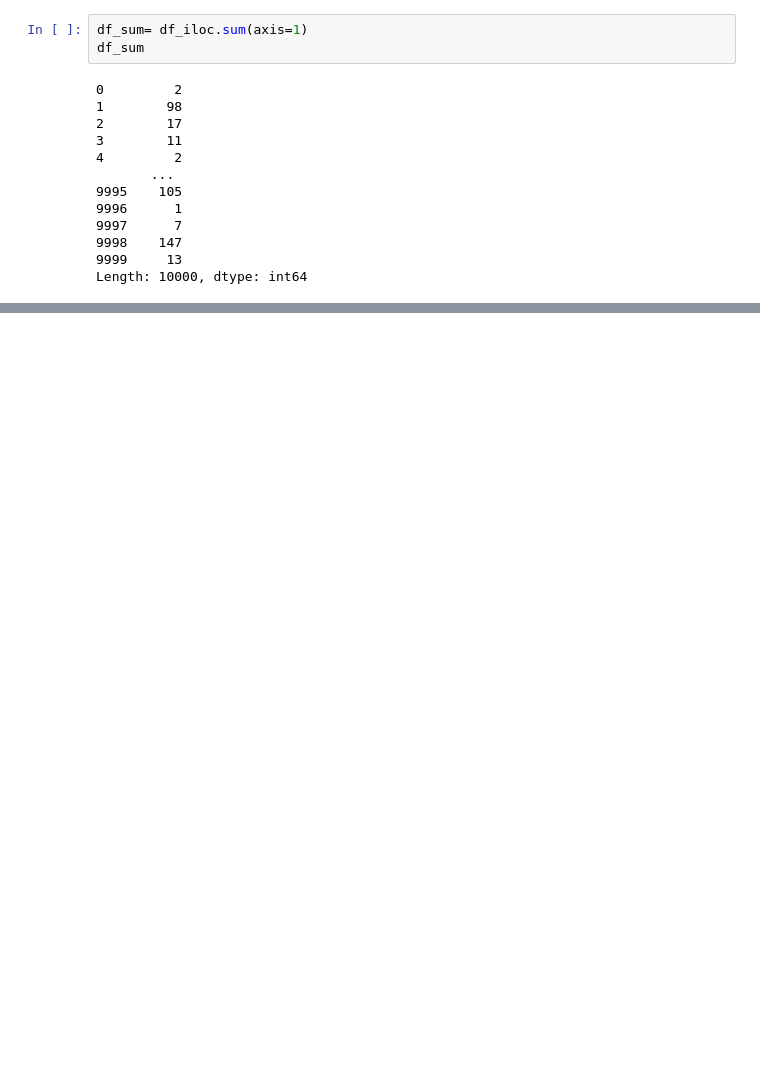
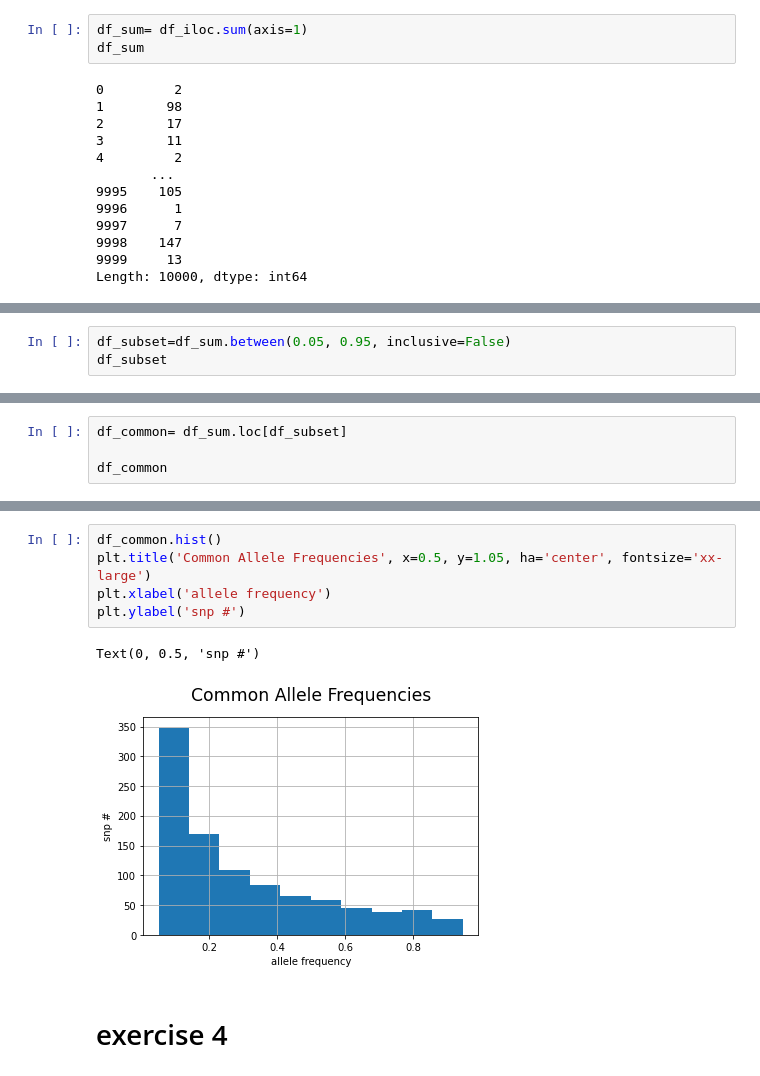
Before and after one commit to agold-15/qbb2020-answers, a Jupyter notebook: Day2-homework/Day2-homework.ipynb, the cells around one changed output, grey strips where cells are left out. Drawn from its saved outputs; the diff is of its cells as text; blank space fills up the shorter version.

```diff
--- a/Day2-homework/Day2-homework.ipynb
+++ b/Day2-homework/Day2-homework.ipynb
@@ -101,0 +91,3 @@ df_sum.hist()
+# %%
+df_subset=df_sum.between(0.05, 0.95, inclusive=False)
+df_subset
@@ -101,0 +107,4 @@ df_sum.hist()
+# %%
+df_common= df_sum.loc[df_subset]
+
+df_common
@@ -101,0 +124,10 @@ df_sum.hist()
+# %%
+df_common.hist()
+plt.title('Common Allele Frequencies', x=0.5, y=1.05, ha='center', fontsize='xx-large')
+plt.xlabel('allele frequency')
+plt.ylabel('snp #')
+# %% [output]
+Text(0, 0.5, 'snp #')
+[figure, added]
+# %% [markdown]
+# exercise 4
```
Also changed, not shown: parts of 23 cells of this notebook.
